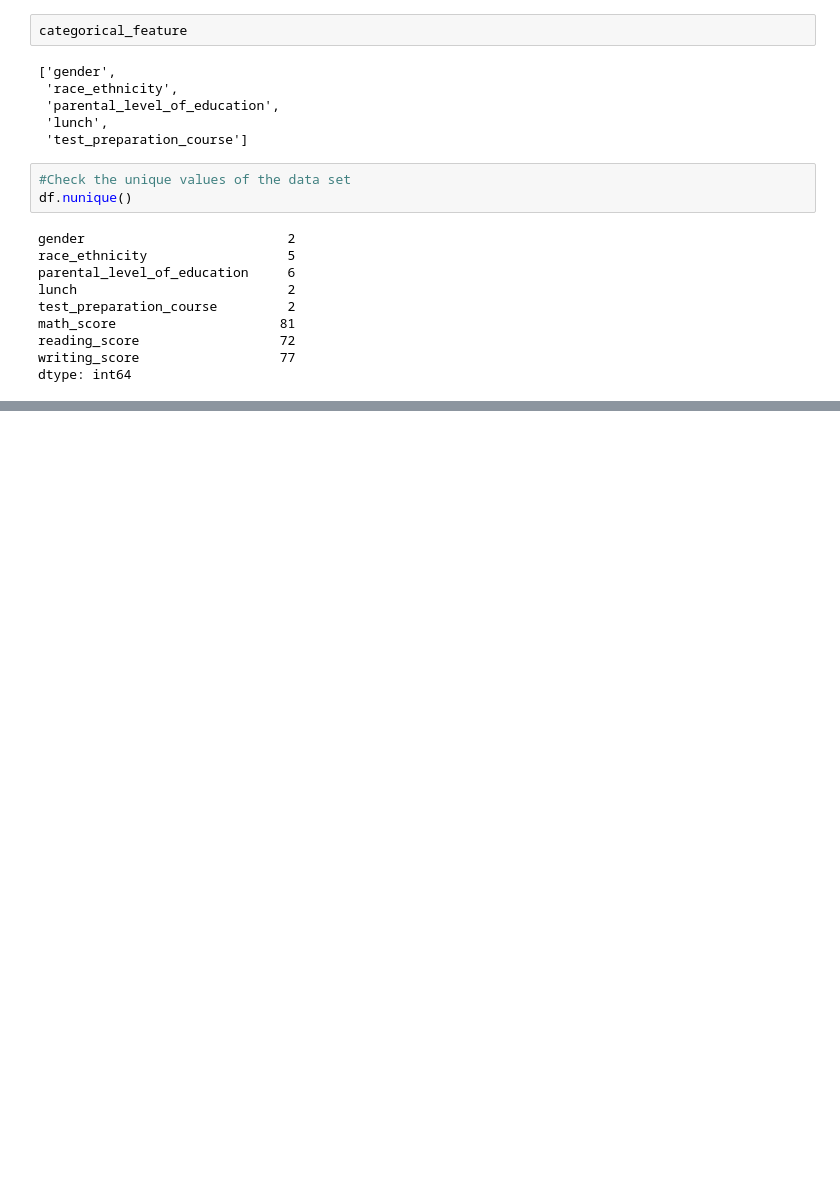
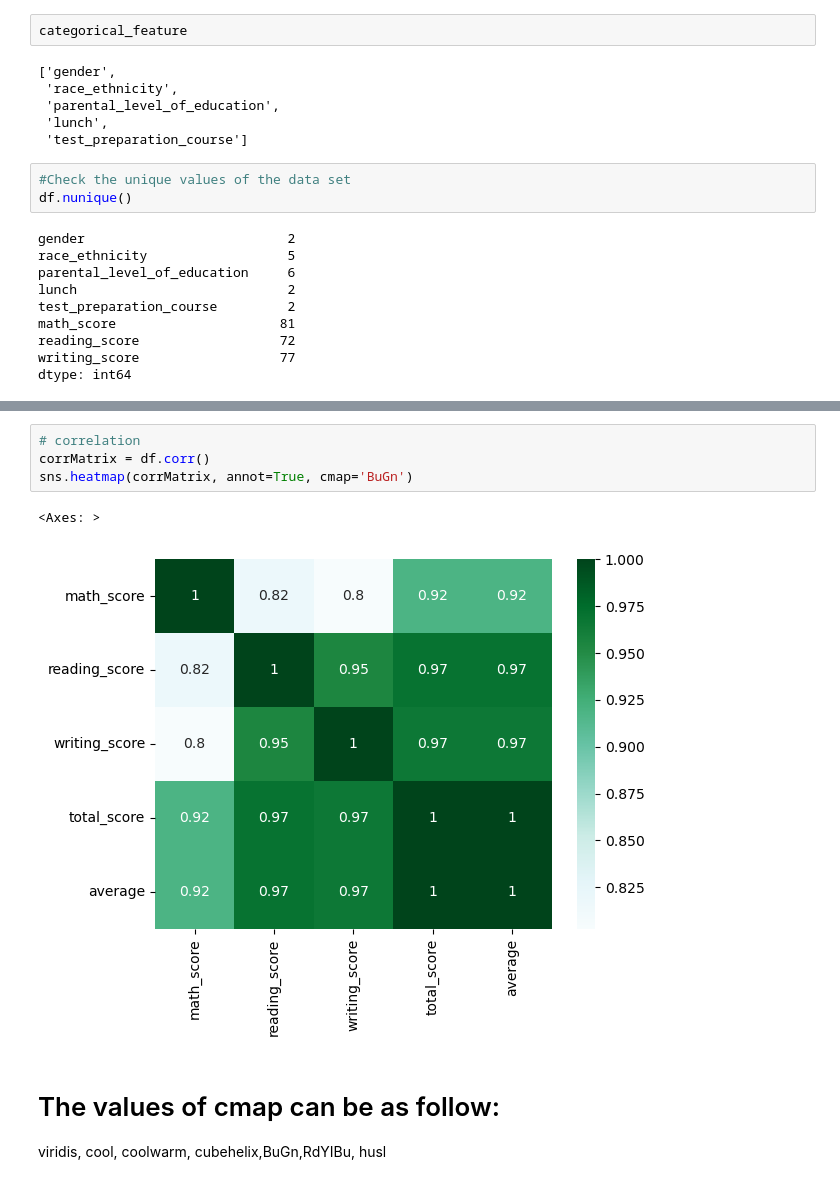
Before and after one commit to Dilli-ram-gif/PandasPractice, a Jupyter notebook: EDA/EDA with student's Exam Performance.ipynb, the cells around one changed output, grey strips where cells are left out. Cells and saved outputs as stored; diff of their text form; blank space fills up the shorter version.

```diff
--- a/EDA/EDA with student's Exam Performance.ipynb
+++ b/EDA/EDA with student's Exam Performance.ipynb
@@ -138,0 +292,10 @@ df['total_score'] = df
+# %%
+# correlation
+corrMatrix = df.corr()
+sns.heatmap(corrMatrix, annot=True, cmap='BuGn')
+# %% [output]
+<Axes: >
+[figure, added]
+# %% [markdown]
+# The values of cmap can be as follow:
+viridis, cool, coolwarm, cubehelix,BuGn,RdYIBu, husl
```
Also changed, not shown: parts of 15 cells of this notebook.
